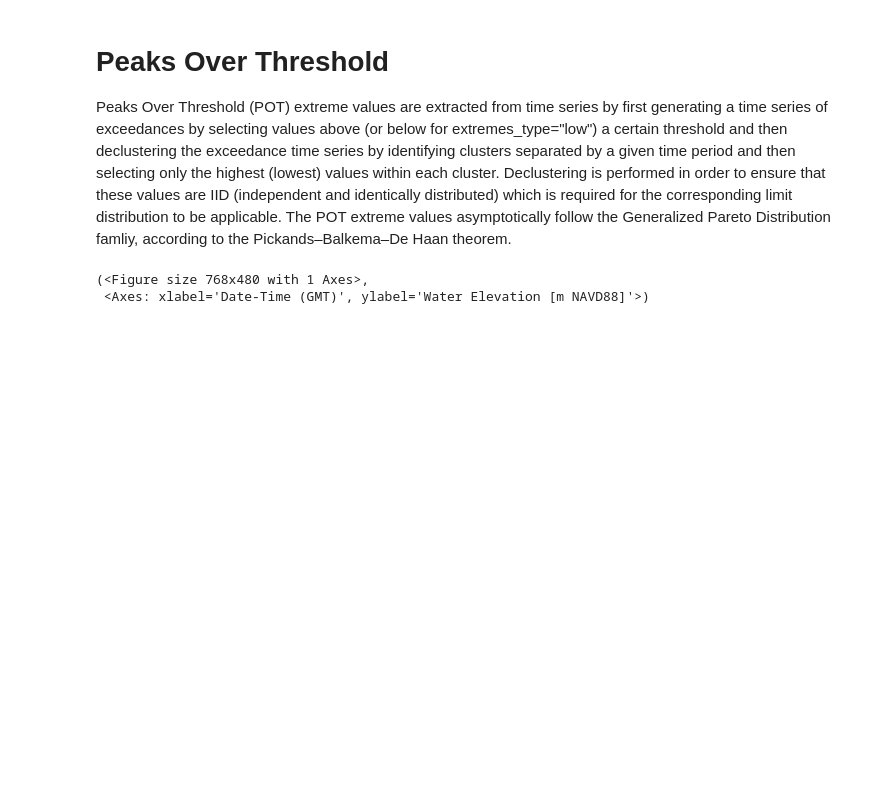
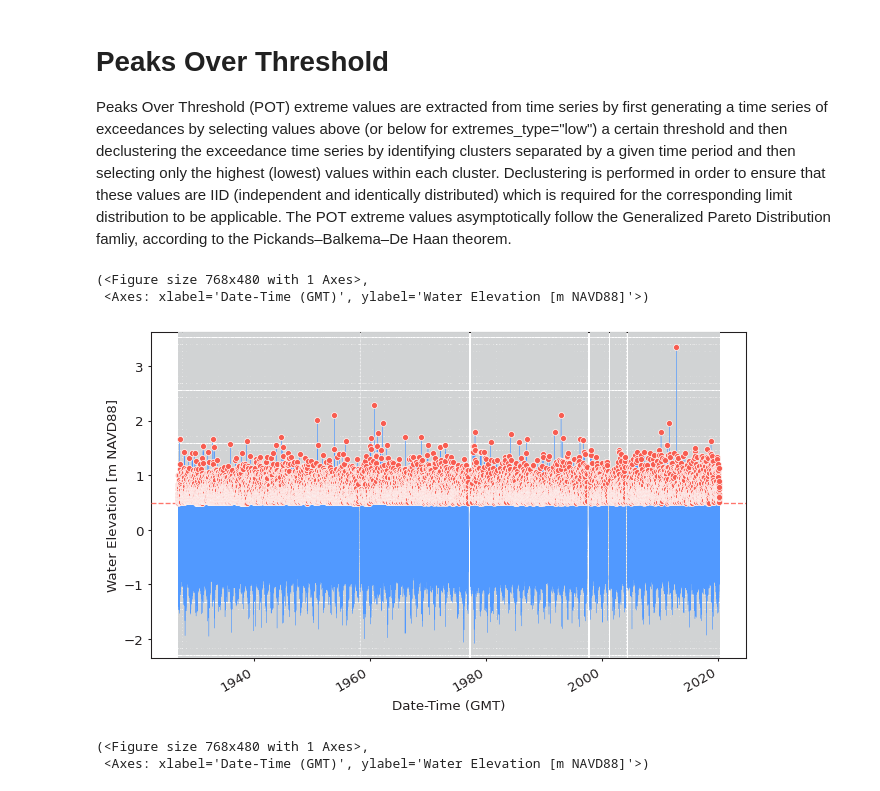
Before and after one commit to SouvickC/TimeSeriesPredictionTutorial, a Jupyter notebook: Week06_Extremes+Anomalies+Signatures/ExtremeValueTheory.ipynb, the cells around one changed output. Cells and saved outputs as stored; diff of their text form; code cells hidden in the pictures; blank space fills up the shorter version.

```diff
--- a/Week06_Extremes+Anomalies+Signatures/ExtremeValueTheory.ipynb
+++ b/Week06_Extremes+Anomalies+Signatures/ExtremeValueTheory.ipynb
@@ -258,10 +260,14 @@ Peaks Over Threshold (POT) extreme values are extracted from time series by firs
 # %%
 from pyextremes import EVA
 
 model = EVA(data=series)
-model.get_extremes("POT", threshold=0.5, r="12h") ## r=12H for declutter for if multiple extreme value is there within 12hrs, pick the highest one
+model.get_extremes("POT", threshold=0.5, r="12H") ## r=12H for declutter for if multiple extreme value is there within 12hrs, pick the highest one
 
 model.plot_extremes(show_clusters=True)
+# %% [output]
+(<Figure size 768x480 with 1 Axes>,
+ <Axes: xlabel='Date-Time (GMT)', ylabel='Water Elevation [m NAVD88]'>)
+[figure, added]
 # %%
 from pyextremes import EVA
 
```
Also changed, not shown: parts of 5 cells of this notebook.
